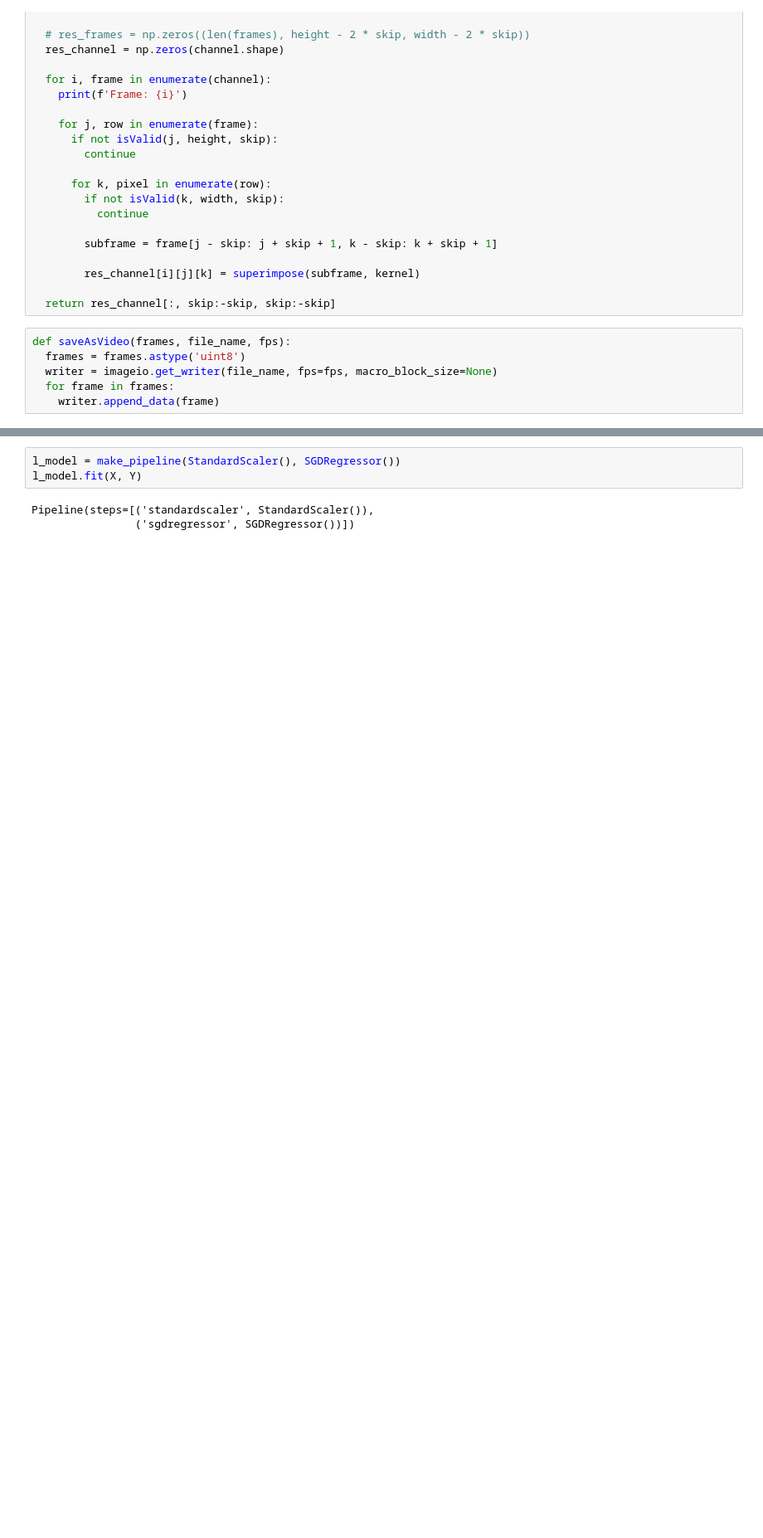
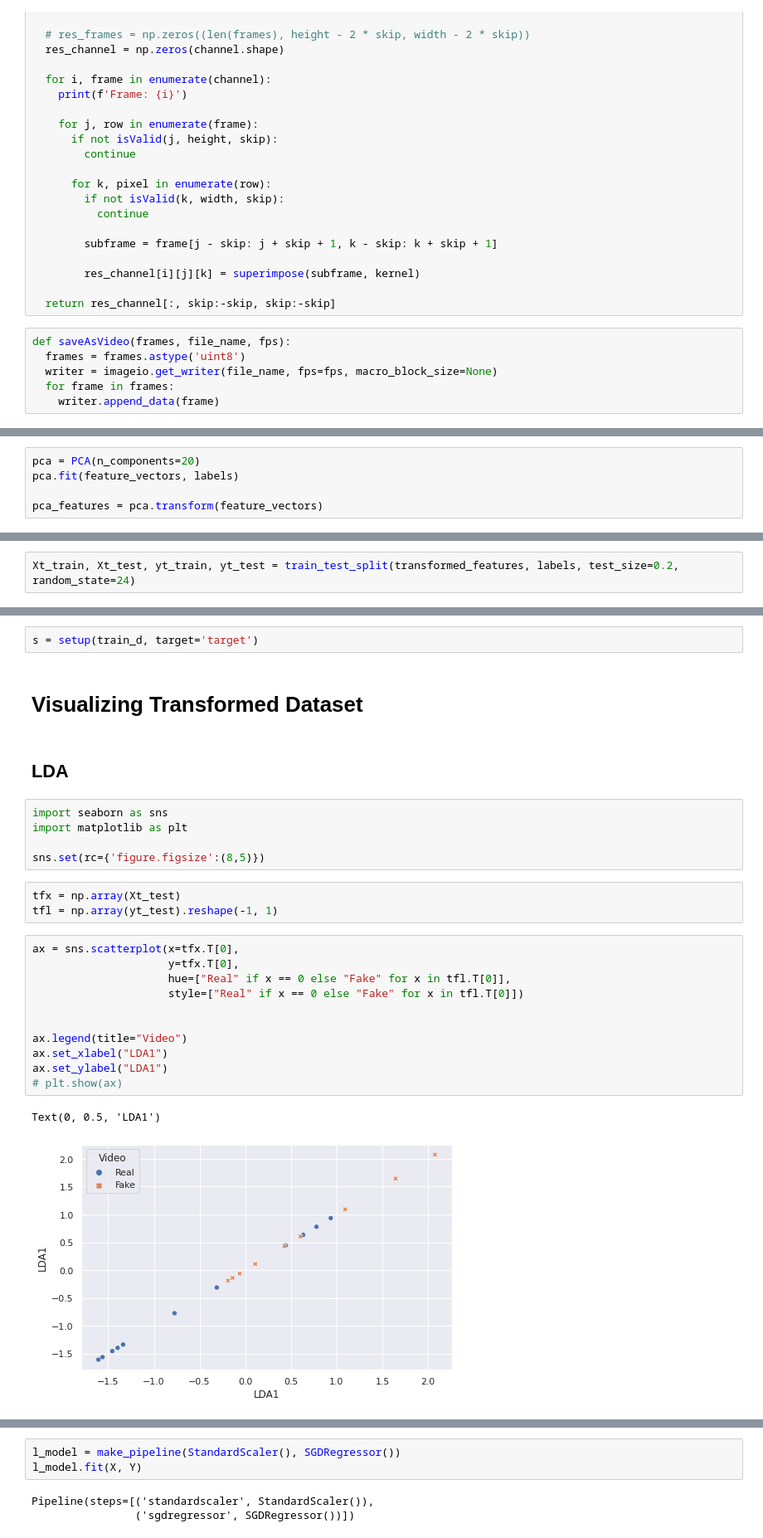
Before and after one commit to Tony-Stark007/DeepFakeDetection, a Jupyter notebook: DeepFakeDetection.ipynb, the cells around one changed output, grey strips where cells are left out. Shown at 83% size. Saved outputs shown, nothing was run; the diff lists cells and outputs as text; blank space fills up the shorter version.

```diff
--- a/DeepFakeDetection.ipynb
+++ b/DeepFakeDetection.ipynb
@@ -115,0 +558,5 @@ X, Y = get_training_data(video_b_channel[0], 3)
+# %%
+pca = PCA(n_components=20)
+pca.fit(feature_vectors, labels)
+
+pca_features = pca.transform(feature_vectors)
@@ -115,0 +569,2 @@ X, Y = get_training_data(video_b_channel[0], 3)
+# %%
+Xt_train, Xt_test, yt_train, yt_test = train_test_split(transformed_features, labels, test_size=0.2, random_state=24)
@@ -115,0 +888,28 @@ X, Y = get_training_data(video_b_channel[0], 3)
+# %%
+s = setup(train_d, target='target')
+# %% [markdown]
+# Visualizing Transformed Dataset
+# %% [markdown]
+## LDA
+# %%
+import seaborn as sns
+import matplotlib as plt
+
+sns.set(rc={'figure.figsize':(8,5)})
+# %%
+tfx = np.array(Xt_test)
+tfl = np.array(yt_test).reshape(-1, 1)
+# %%
+ax = sns.scatterplot(x=tfx.T[0],
+                     y=tfx.T[0],
+                     hue=["Real" if x == 0 else "Fake" for x in tfl.T[0]],
+                     style=["Real" if x == 0 else "Fake" for x in tfl.T[0]])
+
+
+ax.legend(title="Video")
+ax.set_xlabel("LDA1")
+ax.set_ylabel("LDA1")
+# plt.show(ax)
+# %% [output]
+Text(0, 0.5, 'LDA1')
+[figure, added]
```
Also changed, not shown: parts of 163 cells of this notebook, 8 other files.
